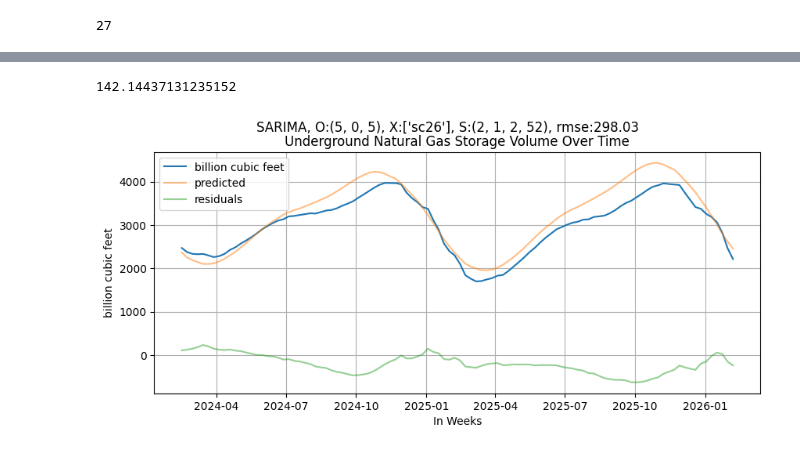
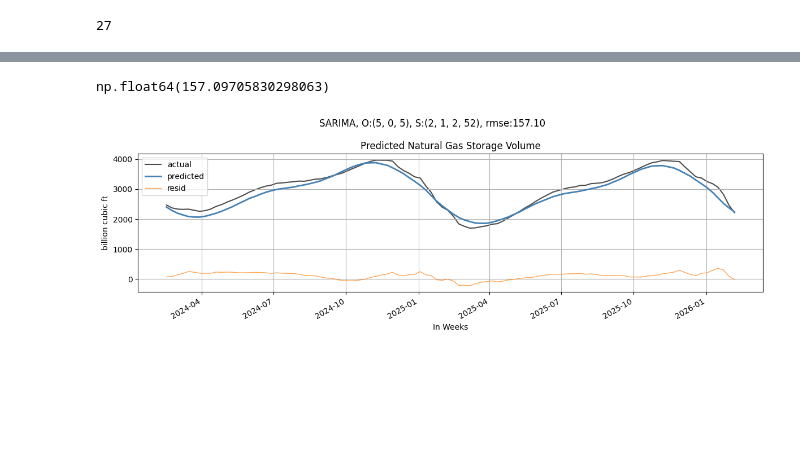
Before and after one commit to Christian-Limb/ds4420_final_project, a Jupyter notebook: sarima.ipynb, the cells around one changed output, grey strips where cells are left out. Saved outputs shown, nothing was run; the diff lists cells and outputs as text; code cells hidden in the pictures; blank space fills up the shorter version.

Commit message:
refined sarima and project poster

```diff
--- a/sarima.ipynb
+++ b/sarima.ipynb
@@ -23,18 +24,22 @@ NonSalt                 0
 Total Lower 48          0
 dtype: int64
 # %%
-def plot_model(x, y, pred, model_name:str, rmse:int, order:tuple, seasonal_order:list, exog:list):
+def plot_model(x, y, pred, model_name:str, rmse:int, order:tuple, seasonal_order:list, exog:list=None):
     resid = y - pred
-    plt.figure(figsize=(10, 4))
-    plt.plot(x, y, label='billion cubic feet')
-    plt.plot(x, pred, alpha=0.5, label='predicted')
-    plt.plot(x, resid, alpha=0.5, label='residuals')
+    plt.figure(figsize=(12, 4))
+    plt.plot(x, y, color='black', label='actual', linewidth=1.5, alpha=0.7, zorder=1)
+    plt.plot(x, pred, color='#4682B4', label='predicted', linewidth=2, zorder=3)
+    plt.plot(x, resid, color='#ff7f0e', alpha=0.7, linewidth=1, label='resid')
     plt.xlabel('In Weeks')
-    plt.ylabel('billion cubic feet')
+    plt.ylabel('billion cubic ft')
     plt.legend()
     plt.grid()
-    plt.title('Underground Natural Gas Storage Volume Over Time')
-    plt.suptitle(f"{model_name}, O:{order}, X:{exog}, S:{seasonal_order}, rmse:{rmse:.2f}")
+    plt.title("Predicted Natural Gas Storage Volume")
+    plt.suptitle(f"{model_name}, O:{order}, S:{seasonal_order}, rmse:{rmse:.2f}")
+    plt.gca().xaxis.set_major_formatter(mdates.DateFormatter('%Y-%m'))
+    plt.gca().xaxis.set_major_locator(mdates.AutoDateLocator())
+    plt.gcf().autofmt_xdate()
+    plt.tight_layout()
     plt.savefig(f"{model_name}_{order}_S{seasonal_order}.png")
     plt.show()
 # %%
@@ -62,3 +56,5 @@ if not diffs[1:].nunique() == 1:
 # %%
 year_mean = label.rolling(window=52).mean()
 df_diff = label.diff()
+# %%
+df['Week ending'] = pd.to_datetime(df['Week ending'])
@@ -149,18 +145,16 @@ SARIMAX Results
 Warnings:
 [1] Covariance matrix calculated using the outer product of gradients (complex-step).
 # %%
-n = len(label2)
-ft_exog = feat['sc26'][n - 104 - 26:n-26]
 df_pred2 = result2.predict(start=len(label) - 104, end=len(label) - 1)
 loss2 = rmse(df_pred2, label[-104:])
 loss2
 # %% [output]
-142.14437131235152
+np.float64(157.09705830298063)
 # %%
 """log_model("log/model_log.jsonl", "SARIMA", result2.aic, result2.bic, loss2, param_names=result2.params.index.to_list()\
           , param_vals=result2.params.to_list())"""
 # %%
-plot_model(df['Week ending'][-104:], label2[-104:], df_pred2, "SARIMA", loss2,\
-           order=order, seasonal_order=seasonal_order, exog=["sc26"])
+plot_model(df['Week ending'][-104:], label[-104:], df_pred2, "SARIMA", loss2,\
+           order=order, seasonal_order=seasonal_order)
 # %% [output]
-[figure, old version]
+[figure, new version]
```
Also changed, not shown: parts of 14 cells of this notebook, 6 other files.
